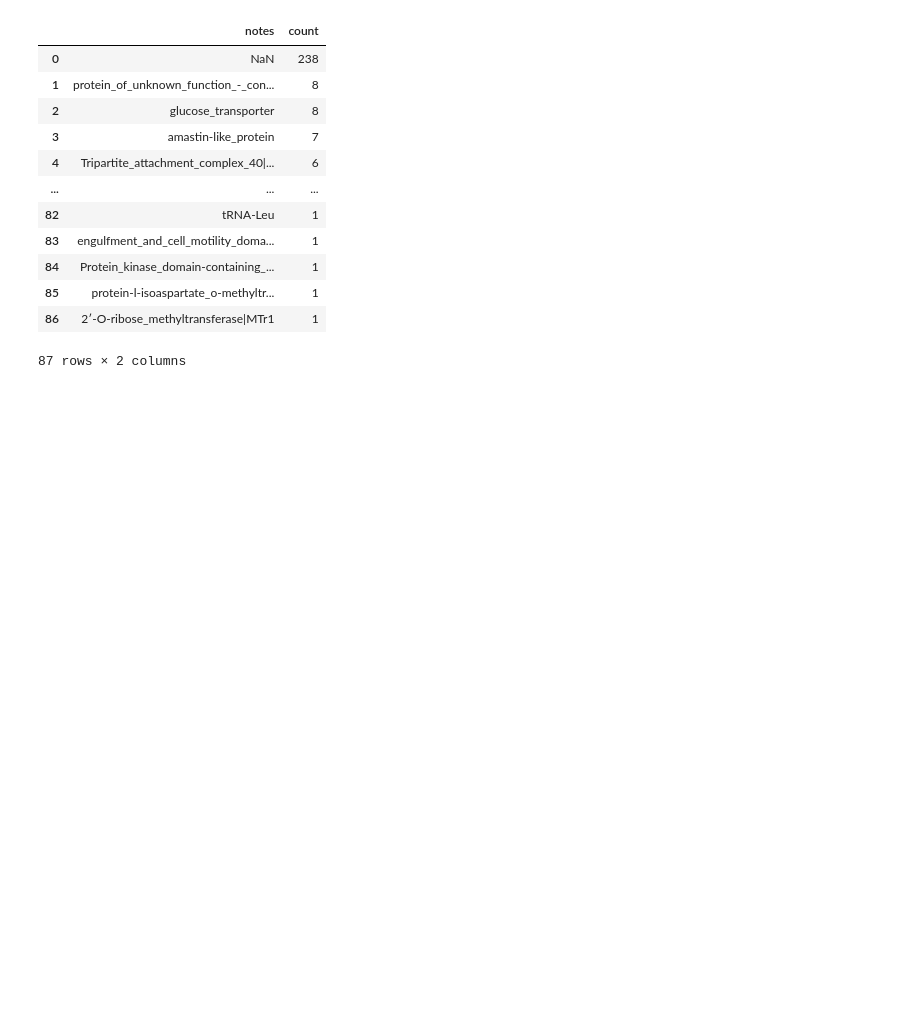
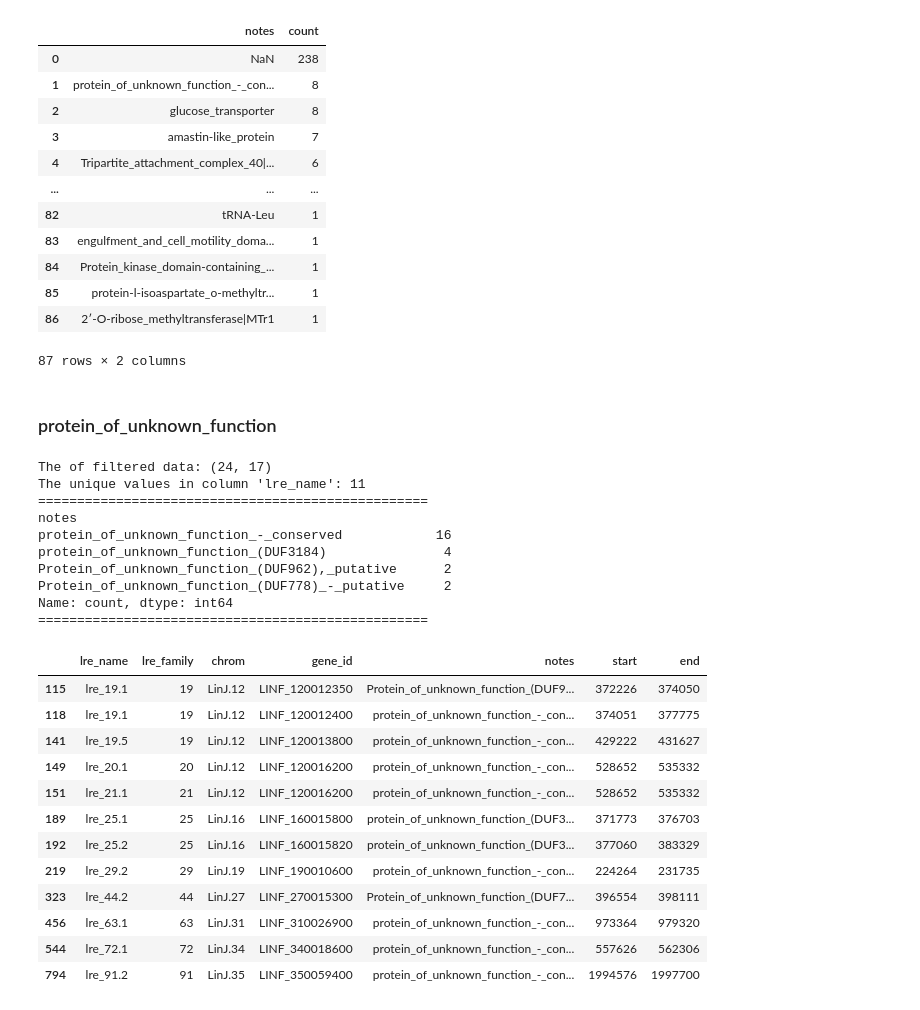
Before and after one commit to Viskuit/Test_BEDOPS, a Jupyter notebook: 25.Negative_analysis/1.3.leishmania_repeated_elements_filtering.ipynb, the cells around one changed output. Saved outputs shown, nothing was run; the diff lists cells and outputs as text; code cells hidden in the pictures; blank space fills up the shorter version.

```diff
--- a/25.Negative_analysis/1.3.leishmania_repeated_elements_filtering.ipynb
+++ b/25.Negative_analysis/1.3.leishmania_repeated_elements_filtering.ipynb
@@ -530,3 +531,32 @@ group_and_count(reduced_lre)
 | 85 | protein-l-isoaspartate_o-methyltr... | 1 |
 | 86 | 2′-O-ribose_methyltransferase|MTr1 | 1 |
 87 rows × 2 columns
+# %% [markdown]
+### protein_of_unknown_function
+# %%
+filter_df = filter_and_display(reduced_lre, 'protein_of_unknown_function')
+filter_df
+# %% [output]
+The of filtered data: (24, 17)
+The unique values in column 'lre_name': 11
+==================================================
+notes
+protein_of_unknown_function_-_conserved            16
+protein_of_unknown_function_(DUF3184)               4
+Protein_of_unknown_function_(DUF962),_putative      2
+Protein_of_unknown_function_(DUF778)_-_putative     2
+Name: count, dtype: int64
+==================================================
+|  | lre_name | lre_family | chrom | gene_id | notes | start | end |
+| 115 | lre_19.1 | 19 | LinJ.12 | LINF_120012350 | Protein_of_unknown_function_(DUF9... | 372226 | 374050 |
+| 118 | lre_19.1 | 19 | LinJ.12 | LINF_120012400 | protein_of_unknown_function_-_con... | 374051 | 377775 |
+| 141 | lre_19.5 | 19 | LinJ.12 | LINF_120013800 | protein_of_unknown_function_-_con... | 429222 | 431627 |
+| 149 | lre_20.1 | 20 | LinJ.12 | LINF_120016200 | protein_of_unknown_function_-_con... | 528652 | 535332 |
+| 151 | lre_21.1 | 21 | LinJ.12 | LINF_120016200 | protein_of_unknown_function_-_con... | 528652 | 535332 |
+| 189 | lre_25.1 | 25 | LinJ.16 | LINF_160015800 | protein_of_unknown_function_(DUF3... | 371773 | 376703 |
+| 192 | lre_25.2 | 25 | LinJ.16 | LINF_160015820 | protein_of_unknown_function_(DUF3... | 377060 | 383329 |
+| 219 | lre_29.2 | 29 | LinJ.19 | LINF_190010600 | protein_of_unknown_function_-_con... | 224264 | 231735 |
+| 323 | lre_44.2 | 44 | LinJ.27 | LINF_270015300 | Protein_of_unknown_function_(DUF7... | 396554 | 398111 |
+| 456 | lre_63.1 | 63 | LinJ.31 | LINF_310026900 | protein_of_unknown_function_-_con... | 973364 | 979320 |
+| 544 | lre_72.1 | 72 | LinJ.34 | LINF_340018600 | protein_of_unknown_function_-_con... | 557626 | 562306 |
+| 794 | lre_91.2 | 91 | LinJ.35 | LINF_350059400 | protein_of_unknown_function_-_con... | 1994576 | 1997700 |
```
Also changed, not shown: parts of 33 cells of this notebook.
